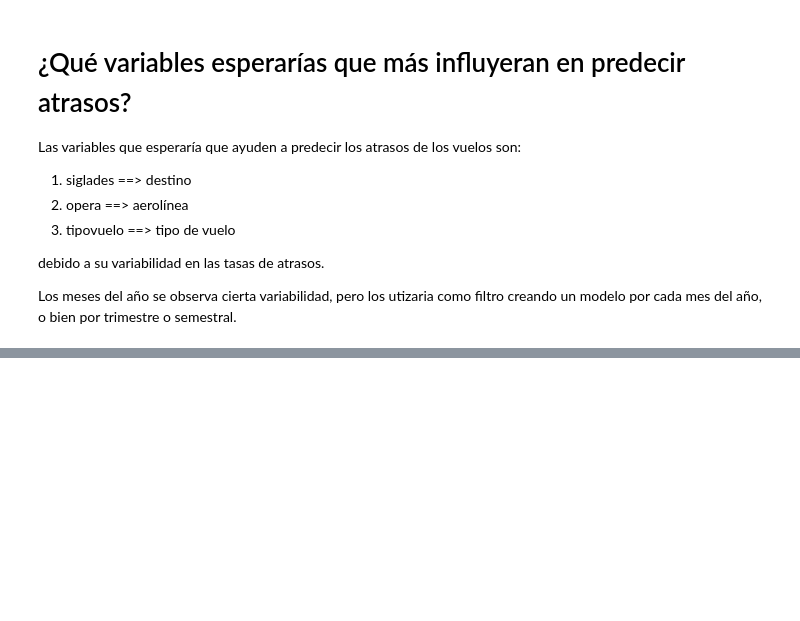
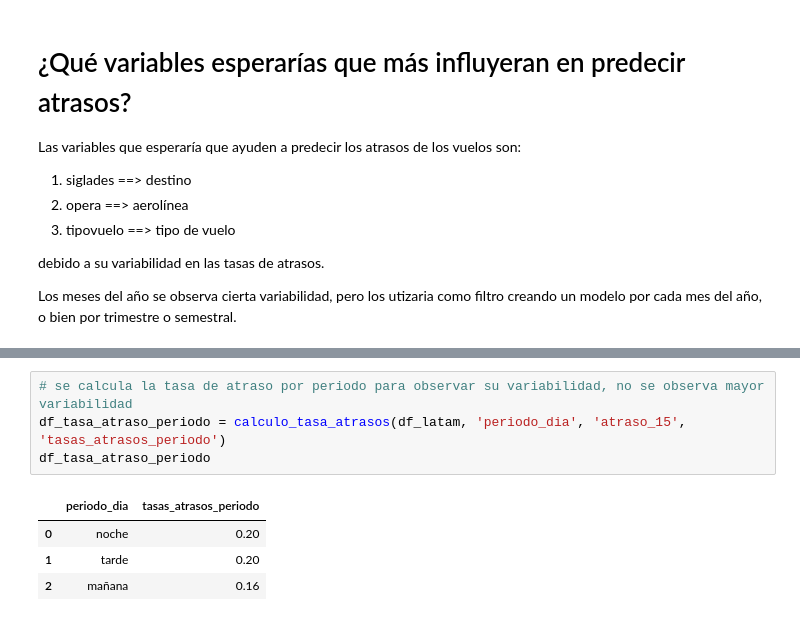
Before and after one commit to obritolillo/desafio_latam, a Jupyter notebook: solution.ipynb, the cells around one changed output, grey strips where cells are left out. Drawn from its saved outputs; the diff is of its cells as text; blank space fills up the shorter version.

```diff
--- a/solution.ipynb
+++ b/solution.ipynb
@@ -216,0 +229,9 @@ Los meses del año se observa cierta variabilidad, pero los utizaria como filtro
+# %%
+# se calcula la tasa de atraso por periodo para observar su variabilidad, no se observa mayor variabilidad
+df_tasa_atraso_periodo = calculo_tasa_atrasos(df_latam, 'periodo_dia', 'atraso_15', 'tasas_atrasos_periodo')
+df_tasa_atraso_periodo
+# %% [output]
+|  | periodo_dia | tasas_atrasos_periodo |
+| 0 | noche | 0.20 |
+| 1 | tarde | 0.20 |
+| 2 | mañana | 0.16 |
```
Also changed, not shown: parts of 12 cells of this notebook.
